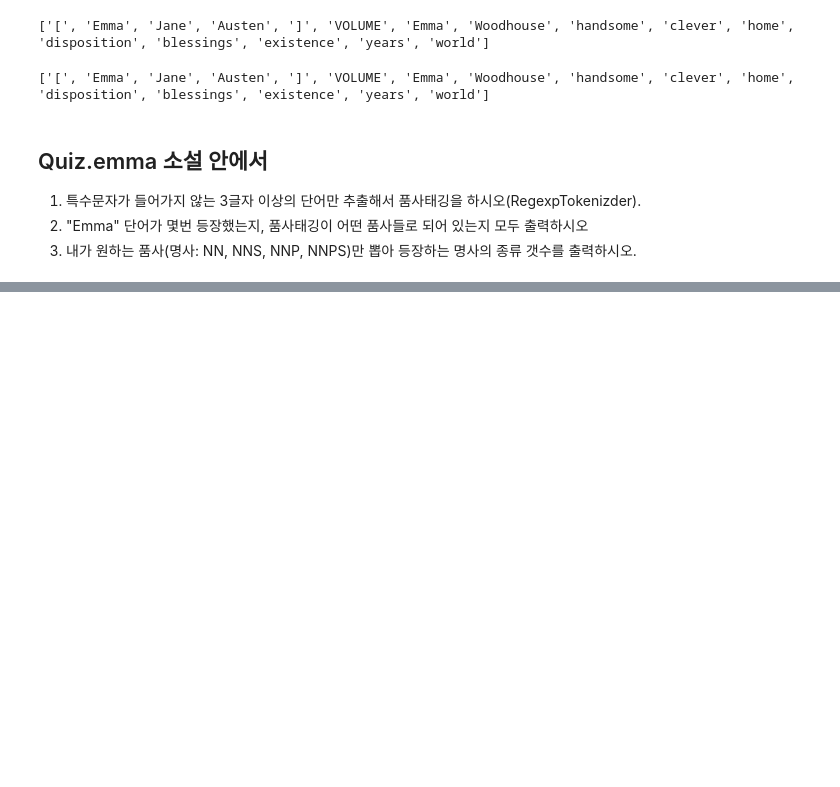
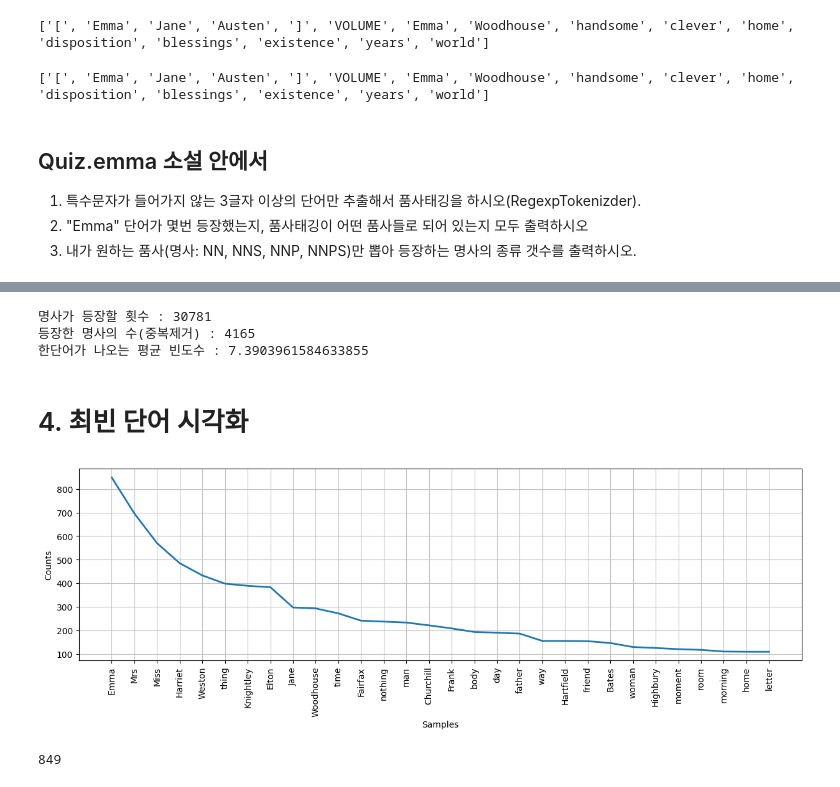
Before and after one commit to hjinyoo/ai, a Jupyter notebook: source/07_자연어처리/ch1_NLTK자연어처리.ipynb, the cells around one changed output, grey strips where cells are left out. Drawn from its saved outputs; the diff is of its cells as text; code cells hidden in the pictures; blank space fills up the shorter version.

```diff
--- a/source/07_자연어처리/ch1_NLTK자연어처리.ipynb
+++ b/source/07_자연어처리/ch1_NLTK자연어처리.ipynb
@@ -195,2 +198,13 @@ print(emma_tag_list)
 # %%
-#3
+# 2."Emma" 단어가 몇번 등장했는지, 품사태깅이 Emma가 어떤 품사들로 되어 있는지 모두 출력
+# pos = set() # Emma의 품사들
+# cnt = 0 # Emma 등장 횟수
+# for word, tag in emma_tags:
+#     if word=='Emma':
+#         cnt += 1
+#         pos.add(tag)
+tags = [tag for word, tag in emma_tags if word=='Emma']
+cnt = len(tags)
+pos = set(tags)
+print('Emma 등장 횟수 :', cnt)
+print('Emma가 분류된 품사 :', pos)
@@ -196,0 +214,8 @@ print(emma_tag_list)
+# %%
+# Emma로 분류된 품사의 갯수를 sort 출력
+import pandas as pd
+pos_cnt = pd.Series([0]*len(pos), index=pos)
+for word, tag in emma_tags:
+    if word == 'Emma':
+        pos_cnt[tag] += 1
+pos_cnt.sort_values(ascending=False) #내림차순 정렬
@@ -196,0 +234,31 @@ print(emma_tag_list)
+# %%
+# 3.emma에서 내가 원하는 품사(명사:NN, NNS, NNP, NNPS)만 뽑아 등장하는 명사의 종류 갯수 출력
+tags = ['NN', 'NNS', 'NNP', 'NNPS']
+# nouns_list = []
+# for token, tag in emma_tags:
+#     if tag in tags:
+#         nouns_list.append(token)
+nouns_list = [token for token, tag in emma_tags if tag in tags]
+print('명사가 등장할 횟수 :', len(nouns_list))
+print('등장한 명사의 수(중복제거) :', len(set(nouns_list)))
+print('한단어가 나오는 평균 빈도수 :', len(nouns_list)/len(set(nouns_list)))
+# %% [output]
+명사가 등장할 횟수 : 30781
+등장한 명사의 수(중복제거) : 4165
+한단어가 나오는 평균 빈도수 : 7.3903961584633855
+# %% [markdown]
+# 4. 최빈 단어 시각화
+# %%
+import matplotlib.pyplot as plt
+# Text : 단어리스트와 관련된 빈도 분석이나 단어검색을 쉽게 할 수 있는 도구
+from nltk import Text
+plt.figure(figsize=(15,4))
+emma_text = Text(nouns_list)
+emma_text.plot(30)
+plt.show()
+# %% [output]
+[figure, added]
+# %%
+emma_text.count('Emma')
+# %% [output]
+849
```
Also changed, not shown: parts of 10 cells of this notebook, 2 other files.
